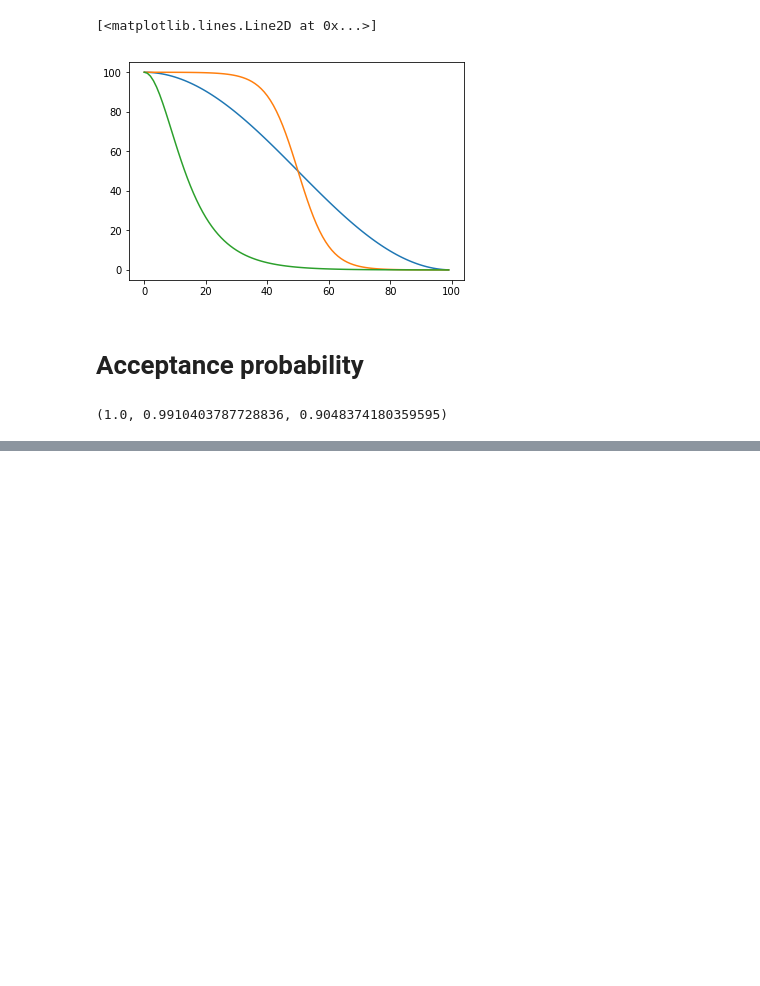
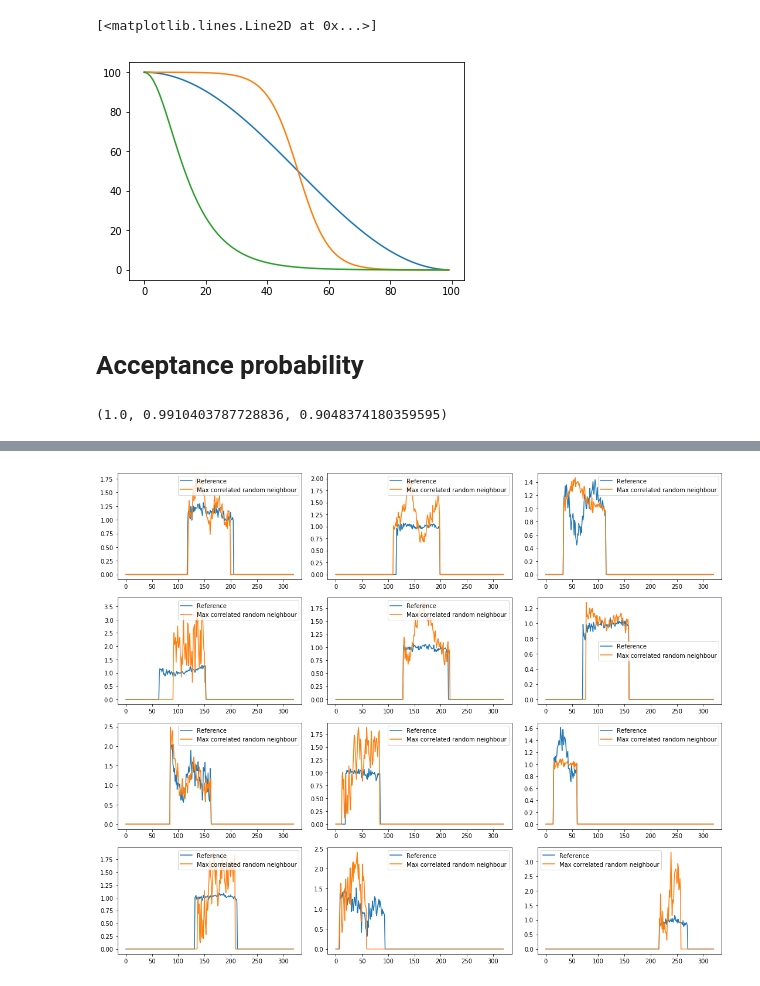
Before and after one commit to gsel9/delta-score, a Jupyter notebook: notebooks/gnlm.ipynb, the cells around one changed output, grey strips where cells are left out. Drawn from its saved outputs; the diff is of its cells as text; code cells hidden in the pictures; blank space fills up the shorter version.

```diff
--- a/notebooks/gnlm.ipynb
+++ b/notebooks/gnlm.ipynb
@@ -606,0 +199,80 @@ def intial_adjacency(n, p, seed):
+# %%
+def cross_correlation(i, N_i, M, eps=0.5):
+    """
+    Args:
+        i: Index of node i.
+        N_i: Indicies for the neighbours of i.
+        M: Graph signals.
+        eps: Profile correlation treshold.
+    """
+
+    # NB: Need N_i to contain the actual neighbour indicies.
+    N_i = check_iterable(N_i)
+
+    tau_i_star, N_i_star, C_i_star = [], [], []
+    for k, m_j in enumerate(M[N_i]):
+
+        c = signal.correlate(m_j, M[i])
+        c_max = max(c) / sum(c != 0)
+
+        # Retain only the neighbours sufficiently correlated.
+        if c_max >= eps:
+
+            tau_i_star.append(np.argmax(c) + 1 - len(m_j))
+
+            N_i_star.append(N_i[k])
+            C_i_star.append(c_max)
+
+    return tau_i_star, N_i_star, C_i_star
+
+
+def align(M_j, taus):
+
+    M_j_aligned = []
+    for m_j, tau in zip(M_j, taus):
+
+        T_j = np.argmax(m_j != 0)
+
+        if tau > 0:
+            k = T_j - tau
+
+        elif tau < 0:
+            k = abs(tau) + T_j
+
+        else:
+            k = T_j
+
+        m_j_shifted = np.zeros_like(m_j)
+
+        if k < 0:
+
+            sliced_m_j = m_j[m_j > 0][abs(k):]
+            m_j_shifted[:len(sliced_m_j)] = sliced_m_j
+
+        else:
+            m_j_shifted[k:sum(m_j > 0) + k] = m_j[m_j > 0]
+
+        M_j_aligned.append(m_j_shifted)
+
+    return np.array(M_j_aligned)
+
+
+# Find optimal alignment of two random profiles.
+np.random.seed(42)
+_, axes = plt.subplots(ncols=3, nrows=4, figsize=(15, 12))
+for i, axis in enumerate(axes.ravel()):
+
+    # Select random neighbours (can also include self in this demonstration).
+    N_i = np.asarray(np.random.choice(range(M.shape[0]), size=10, replace=False))
+
+    # Find optimal alignment of elegible neighbours.
+    tau_i_star, N_i_star, C_i_star = cross_correlation(i=i, N_i=N_i, M=M, eps=0.5)
+
+    aligned_neighbours = align(M[N_i_star], tau_i_star)
+
+    axis.plot(M[i], label="Reference")
+    axis.plot(aligned_neighbours[np.argmax(C_i_star)], label="Max correlated random neighbour")
+    axis.legend()
+plt.tight_layout()
+# %% [output]
+[figure, added]
```
Also changed, not shown: parts of 45 cells of this notebook.
